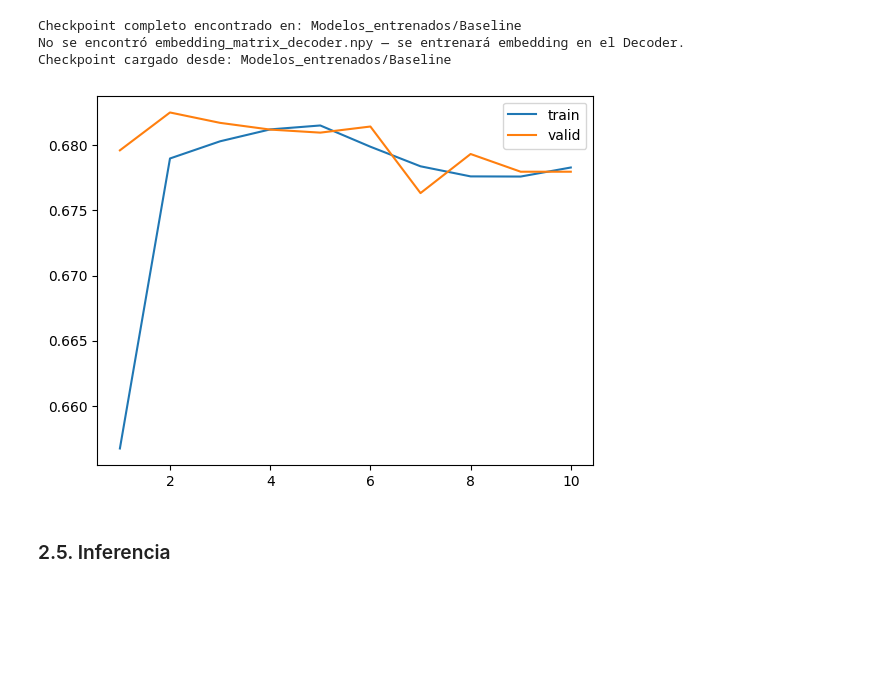
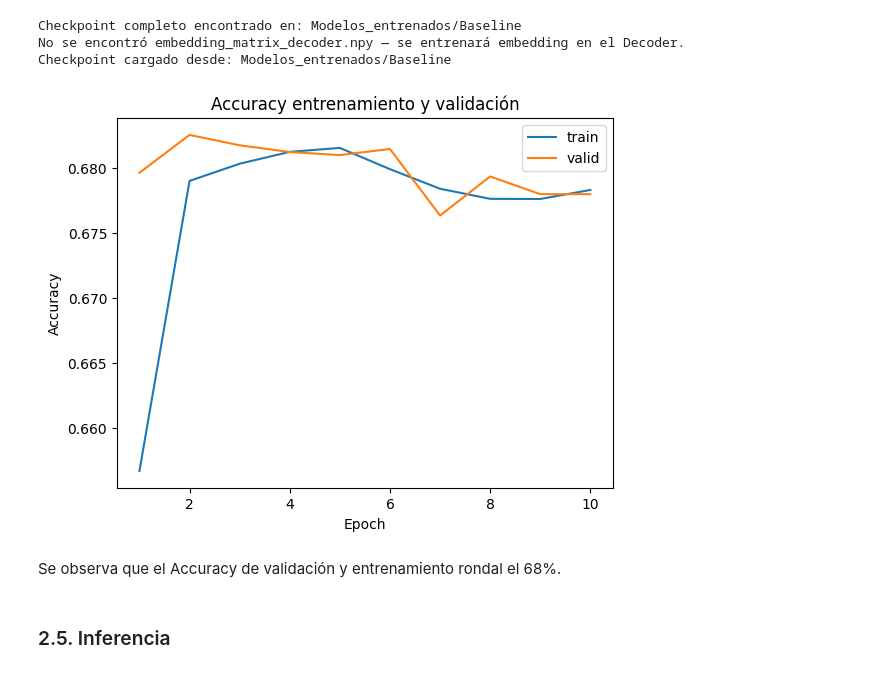
Before and after one commit to Agustinlopezf/CEIA-ProcesamientoLenguajeNaturalI, a Jupyter notebook: Desafio_4/Desafio_4.ipynb, the cells around one changed output. Drawn from its saved outputs; the diff is of its cells as text; code cells hidden in the pictures; blank space fills up the shorter version.

```diff
--- a/Desafio_4/Desafio_4.ipynb
+++ b/Desafio_4/Desafio_4.ipynb
@@ -809,13 +824,24 @@ Checkpoint cargado desde: Modelos_entrenados/Baseline
 # %%
 def graficar_accuracy(history):
     epoch_count = range(1, len(history['accuracy']) + 1)
     sns.lineplot(x=epoch_count,  y=history['accuracy'], label='train')
     sns.lineplot(x=epoch_count,  y=history['val_accuracy'], label='valid')
+    plt.title("Accuracy entrenamiento y validación")
+    plt.xlabel("Epoch")
+    plt.ylabel("Accuracy")
+    n_epochs = len(epoch_count)
+    max_ticks = 20
+    if n_epochs <= max_ticks:
+        ticks = list(epoch_count)
+    else:
+        ticks = np.linspace(1, n_epochs, num=max_ticks, dtype=int)
     plt.show()
 
 graficar_accuracy(history1)
 # %% [output]
-[figure, old version]
+[figure, new version]
+# %% [markdown]
+Se observa que el Accuracy de validación y entrenamiento rondal el 68%.
 # %% [markdown]
 ### 2.5. Inferencia
 # %%
```
Also changed, not shown: parts of 26 cells of this notebook, 6 other files.
